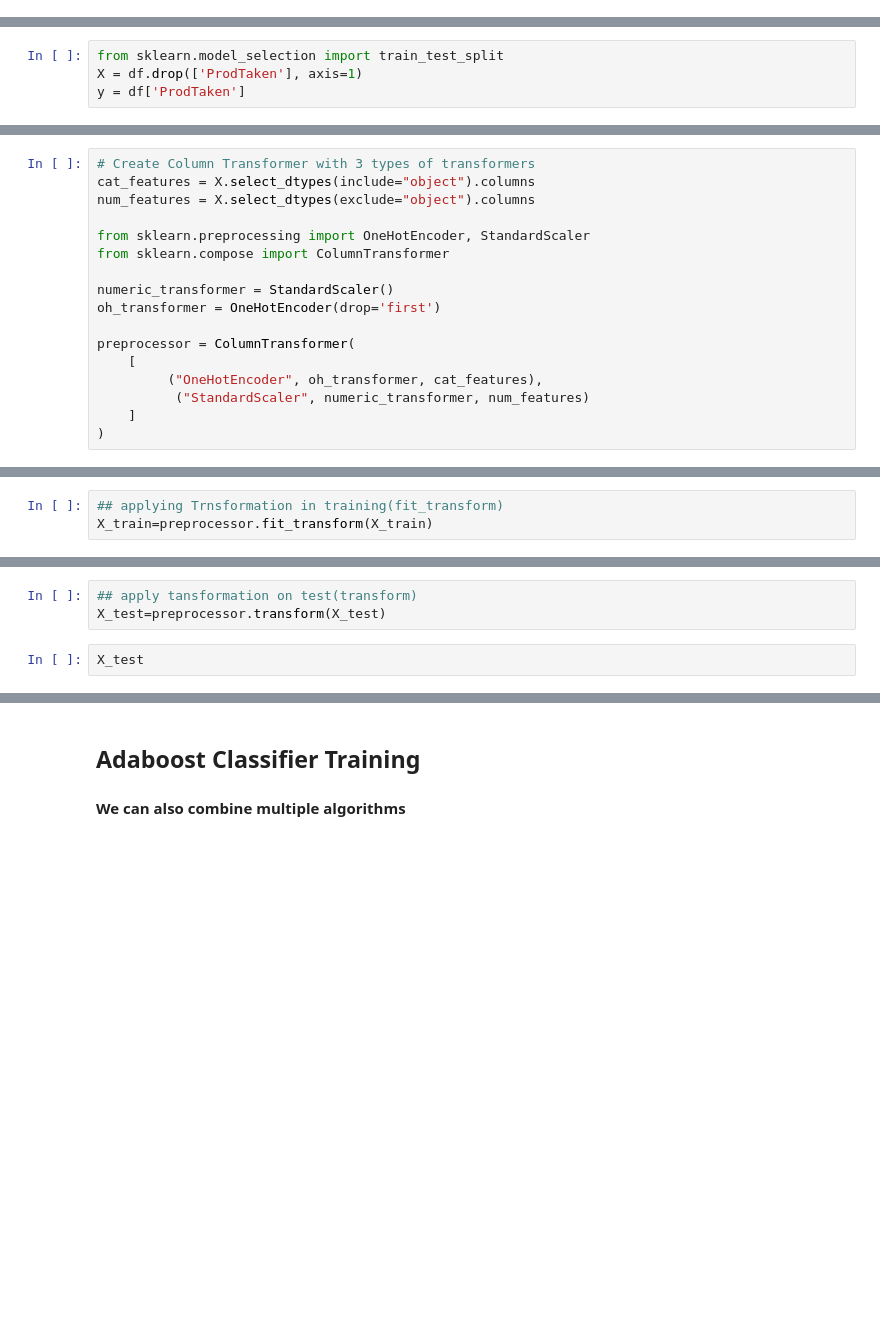
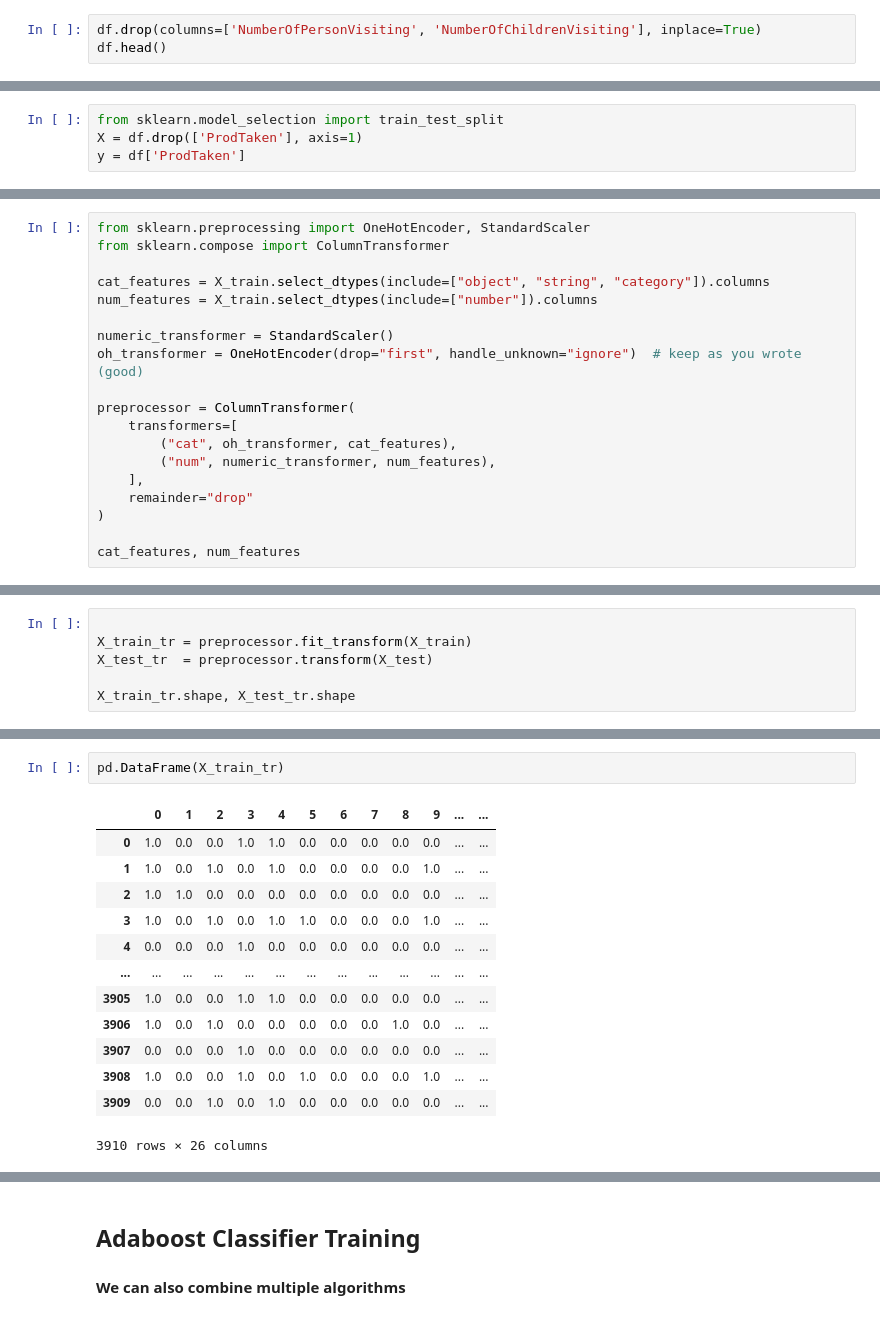
Before and after one commit to hsahni55h/mlops-playbook, a Jupyter notebook: ml_algorithms/supervised_learning/ensemble_techniques/boosting/adaboost/Adaboost_Classification_Implementation.ipynb, the cells around one changed output, grey strips where cells are left out. Cells and saved outputs as stored; diff of their text form; blank space fills up the shorter version.

```diff
--- a/ml_algorithms/supervised_learning/ensemble_techniques/boosting/adaboost/Adaboost_Classification_Implementation.ipynb
+++ b/ml_algorithms/supervised_learning/ensemble_techniques/boosting/adaboost/Adaboost_Classification_Implementation.ipynb
@@ -108,0 +200,3 @@ df.drop(columns=['NumberOfPersonVisiting', 'NumberOfChildrenVisiting'], axis=1,
+# %%
+df.drop(columns=['NumberOfPersonVisiting', 'NumberOfChildrenVisiting'], inplace=True)
+df.head()
@@ -145,17 +342,19 @@ X.info()
 # %%
-# Create Column Transformer with 3 types of transformers
-cat_features = X.select_dtypes(include="object").columns
-num_features = X.select_dtypes(exclude="object").columns
-
 from sklearn.preprocessing import OneHotEncoder, StandardScaler
 from sklearn.compose import ColumnTransformer
 
+cat_features = X_train.select_dtypes(include=["object", "string", "category"]).columns
+num_features = X_train.select_dtypes(include=["number"]).columns
+
 numeric_transformer = StandardScaler()
-oh_transformer = OneHotEncoder(drop='first')
+oh_transformer = OneHotEncoder(drop="first", handle_unknown="ignore")  # keep as you wrote (good)
 
 preprocessor = ColumnTransformer(
-    [
-         ("OneHotEncoder", oh_transformer, cat_features),
-          ("StandardScaler", numeric_transformer, num_features)
-    ]
+    transformers=[
+        ("cat", oh_transformer, cat_features),
+        ("num", numeric_transformer, num_features),
+    ],
+    remainder="drop"
 )
+
+cat_features, num_features
@@ -164,3 +383,6 @@ preprocessor
-# %%
-## applying Trnsformation in training(fit_transform)
-X_train=preprocessor.fit_transform(X_train)
+# %%
+
+X_train_tr = preprocessor.fit_transform(X_train)
+X_test_tr  = preprocessor.transform(X_test)
+
+X_train_tr.shape, X_test_tr.shape
@@ -169,5 +407,16 @@ pd.DataFrame(X_train)
-# %%
-## apply tansformation on test(transform)
-X_test=preprocessor.transform(X_test)
-# %%
-X_test
+# %%
+pd.DataFrame(X_train_tr)
+# %% [output]
+|  | 0 | 1 | 2 | 3 | 4 | 5 | 6 | 7 | 8 | 9 | ... | ... |
+| 0 | 1.0 | 0.0 | 0.0 | 1.0 | 1.0 | 0.0 | 0.0 | 0.0 | 0.0 | 0.0 | ... | ... |
+| 1 | 1.0 | 0.0 | 1.0 | 0.0 | 1.0 | 0.0 | 0.0 | 0.0 | 0.0 | 1.0 | ... | ... |
+| 2 | 1.0 | 1.0 | 0.0 | 0.0 | 0.0 | 0.0 | 0.0 | 0.0 | 0.0 | 0.0 | ... | ... |
+| 3 | 1.0 | 0.0 | 1.0 | 0.0 | 1.0 | 1.0 | 0.0 | 0.0 | 0.0 | 1.0 | ... | ... |
+| 4 | 0.0 | 0.0 | 0.0 | 1.0 | 0.0 | 0.0 | 0.0 | 0.0 | 0.0 | 0.0 | ... | ... |
+| ... | ... | ... | ... | ... | ... | ... | ... | ... | ... | ... | ... | ... |
+| 3905 | 1.0 | 0.0 | 0.0 | 1.0 | 1.0 | 0.0 | 0.0 | 0.0 | 0.0 | 0.0 | ... | ... |
+| 3906 | 1.0 | 0.0 | 1.0 | 0.0 | 0.0 | 0.0 | 0.0 | 0.0 | 1.0 | 0.0 | ... | ... |
+| 3907 | 0.0 | 0.0 | 0.0 | 1.0 | 0.0 | 0.0 | 0.0 | 0.0 | 0.0 | 0.0 | ... | ... |
+| 3908 | 1.0 | 0.0 | 0.0 | 1.0 | 0.0 | 1.0 | 0.0 | 0.0 | 0.0 | 1.0 | ... | ... |
+| 3909 | 0.0 | 0.0 | 1.0 | 0.0 | 1.0 | 0.0 | 0.0 | 0.0 | 0.0 | 0.0 | ... | ... |
+3910 rows × 26 columns
```
Also changed, not shown: parts of 50 cells of this notebook, 10 other files.
